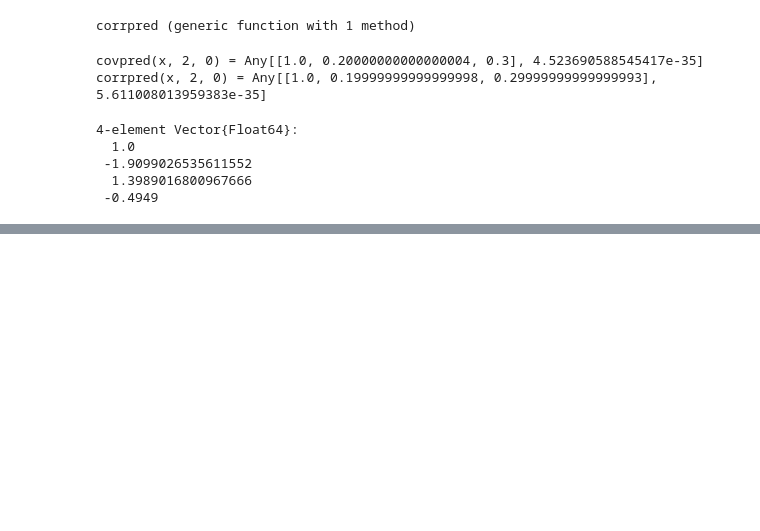
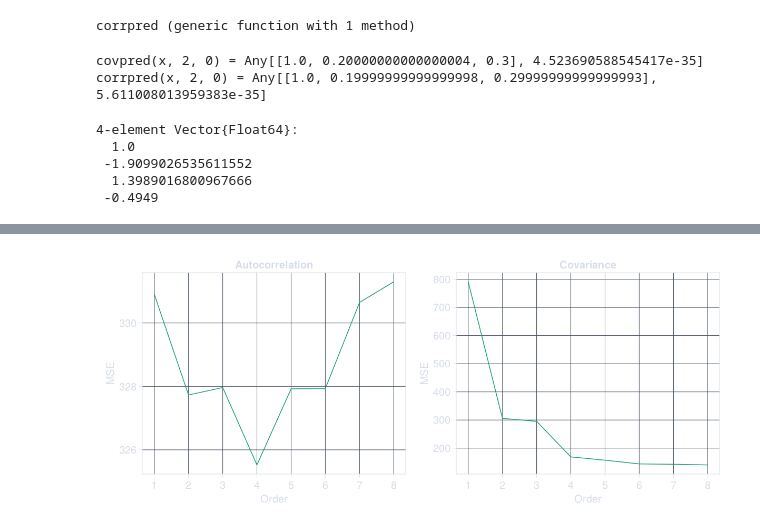
Before and after one commit to simonabj/Studies, a Jupyter notebook: IN5340/Project5/code.ipynb, the cells around one changed output, grey strips where cells are left out. Drawn from its saved outputs; the diff is of its cells as text; code cells hidden in the pictures; blank space fills up the shorter version.

```diff
--- a/IN5340/Project5/code.ipynb
+++ b/IN5340/Project5/code.ipynb
@@ -37,14 +37,24 @@ set_theme!(Theme(
     )
 ))
 # %%
-# function covpred(x, p, r)
-#     N = length(x)
-#     # Simply write the definition of the autocorrelationfunction
-#     acf(k) = sum([x[n+1]*x[n-k+1] for n=k:N-1])
-#     # Use ACF to find the covariance matrix
-#     R = [ acf(abs(i-j)) for i=0:p, j=0:p ]
-#     a = R \ [ x[1]; zeros(p)]
-#     err = mean((x - filt(1.0plotting cx
+function covpred(x, p, r)
+    N = length(x)
+    X = zeros(N+p, p+1)
+    for i=1:p+1
+        X[i:i+N-1,i] = x
+    end
+    b = [x[1]; zeros(N+p-1)]
+    a = X \ b
+    err = mean((x - filt(1.0, a, [1; zeros(N-1)])).^2)
+    return [a, err]
+end
+
+function corrpred(x, p, r)
+    p = p-1
+    N = length(x)
+    X = zeros(N+p, p+1)
+    for i=1:p+1
+        X[i:i+N-1,i] = x
     end
     X = X[p+1:N-1,:]
     b = x[p+2:N]
@@ -106,0 +153,18 @@ Continuous-time transfer function model
+# %%
+orders = 1:8
+
+corr_errs = zeros(length(orders))
+cov_errs = zeros(length(orders))
+for (i,o) in enumerate(orders)
+    _, corr_errs[i] = corrpred(x3, o, 1)
+    _, cov_errs[i] = covpred(x3, o, 1)
+end
+
+F = Figure(backgroundcolor=bg, resolution=(1200, 500))
+ax1 = Axis(F[1,1], xlabel="Order", ylabel="MSE", title="Autocorrelation", xticks=orders)
+ax2 = Axis(F[1,2], xlabel="Order", ylabel="MSE", title="Covariance", xticks=orders)
+lines!(ax1, orders, corr_errs)
+lines!(ax2, orders, cov_errs)
+F
+# %% [output]
+[figure, added]
```
Also changed, not shown: parts of 8 cells of this notebook, 2 other files.
